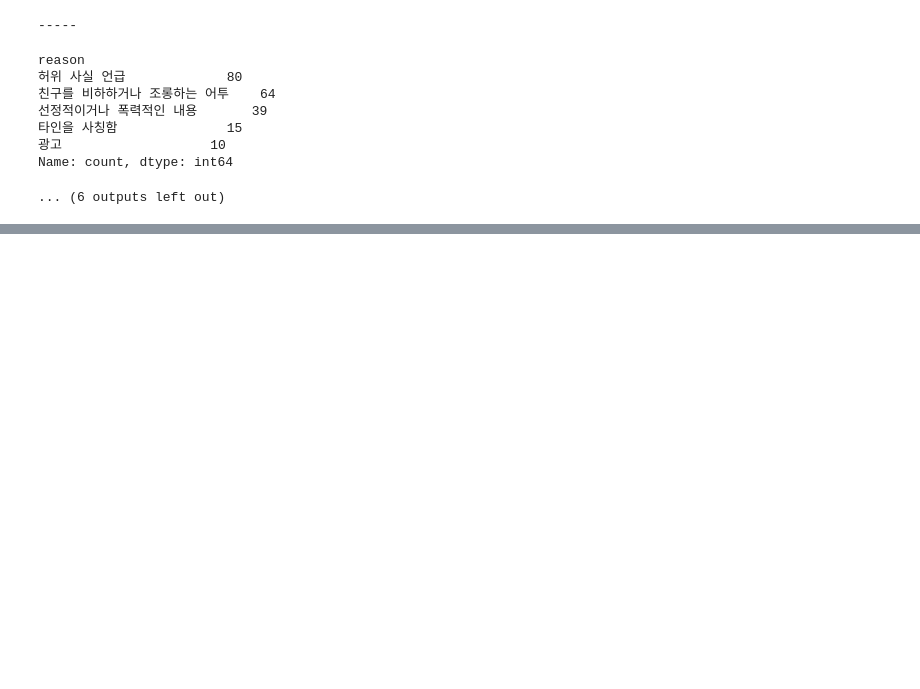
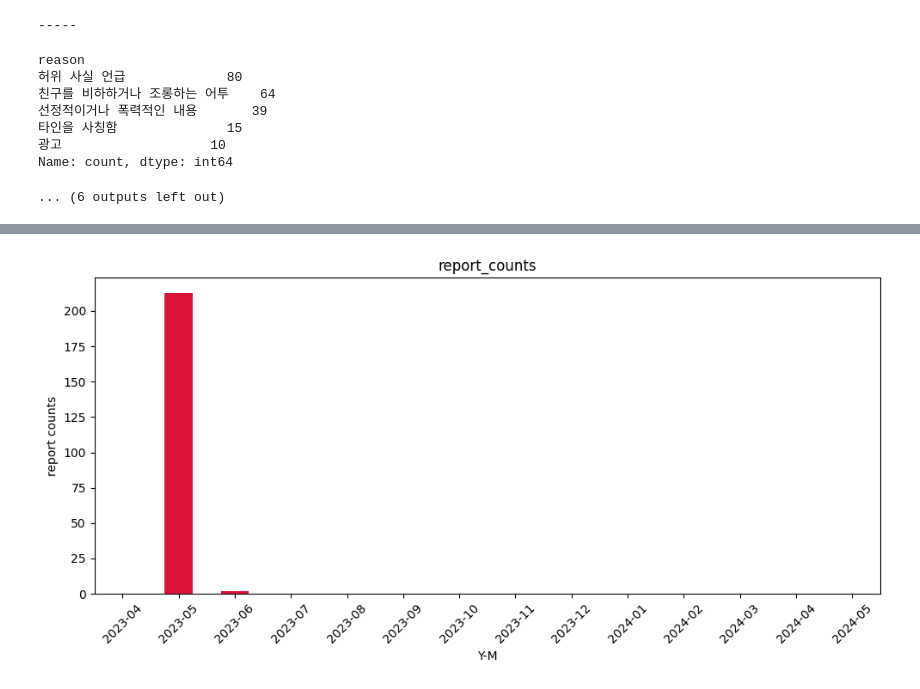
Before and after one commit to seung127/codeit_project, a Jupyter notebook: codeit-project-docker/notebooks/gsc_connect_check.ipynb, the cells around one changed output, grey strips where cells are left out. Cells and saved outputs as stored; diff of their text form; code cells hidden in the pictures; blank space fills up the shorter version.

```diff
--- a/codeit-project-docker/notebooks/gsc_connect_check.ipynb
+++ b/codeit-project-docker/notebooks/gsc_connect_check.ipynb
@@ -142,0 +923,17 @@ Name: count, dtype: int64
+# %%
+accounts_userquestionrecord# 연-월 컬럼 생성
+accounts_userquestionrecord['year_month'] = accounts_userquestionrecord['created_at'].dt.to_period('M').astype(str)
+
+# 월별 신고 총합 계산
+monthly_reports = accounts_userquestionrecord.groupby('year_month')['report_count'].sum()
+
+plt.figure(figsize=(10, 5))
+monthly_reports.plot(kind='bar', color='crimson')
+plt.title('report_counts')
+plt.xlabel('Y-M')
+plt.ylabel('report counts')
+plt.xticks(rotation=45)
+plt.tight_layout()
+plt.show()
+# %% [output]
+[figure, added]
```
Also changed, not shown: parts of 61 cells of this notebook.
